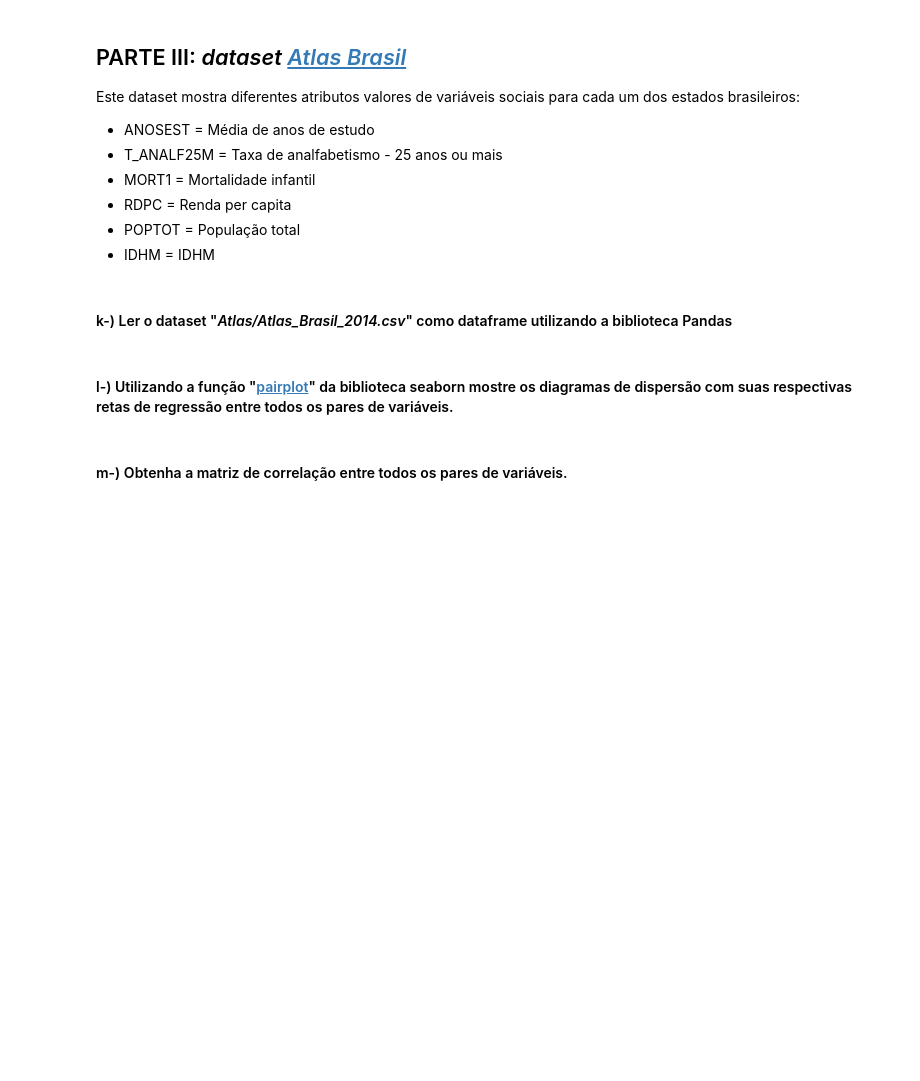
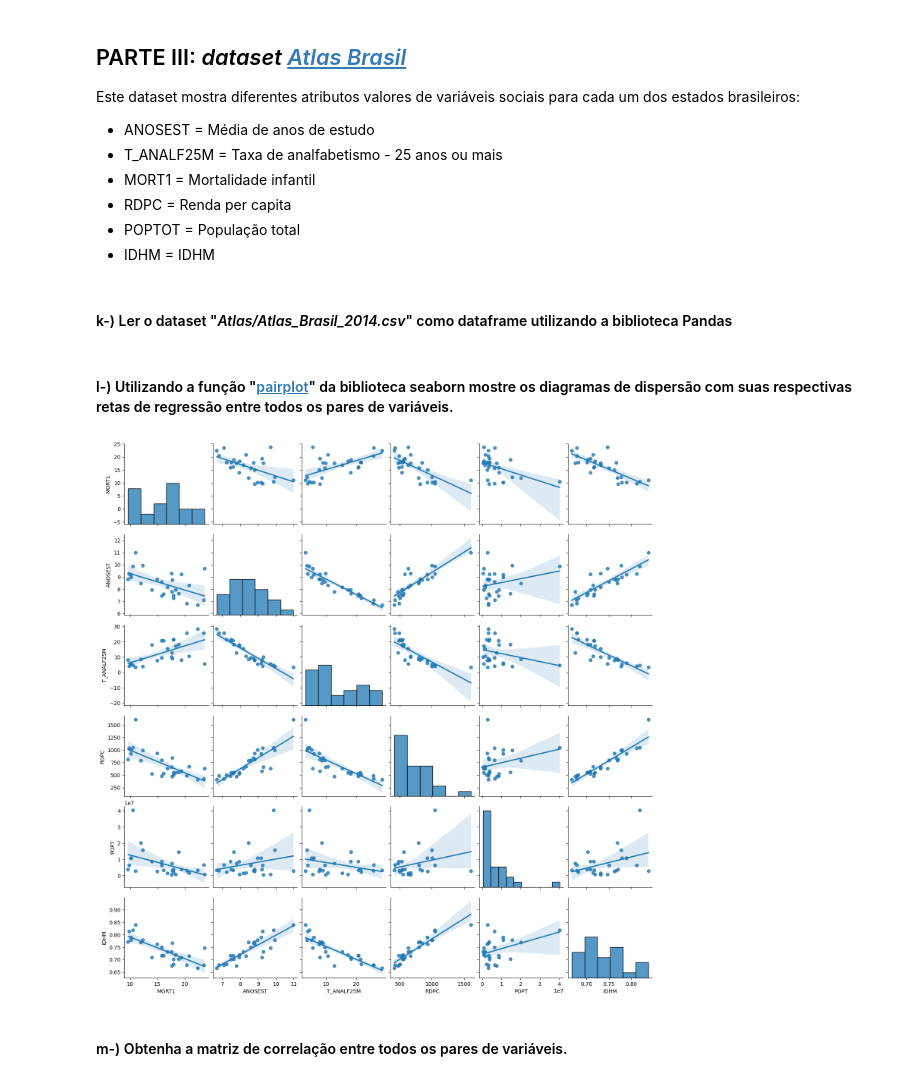
Before and after one commit to caiovinicius76/google-colab, a Jupyter notebook: Notebooks/Tarefas/Tarefa_3_6.ipynb, the cells around one changed output. Cells and saved outputs as stored; diff of their text form; code cells hidden in the pictures; blank space fills up the shorter version.

```diff
--- a/Notebooks/Tarefas/Tarefa_3_6.ipynb
+++ b/Notebooks/Tarefas/Tarefa_3_6.ipynb
@@ -196,7 +196,17 @@ Este dataset mostra diferentes atributos valores de variáveis sociais para cada
 * IDHM = IDHM
 # %% [markdown]
 #### k-) Ler o dataset "*Atlas/Atlas_Brasil_2014.csv*" como dataframe utilizando a biblioteca Pandas
+# %%
+import pandas as pd
+
+df = pd.read_csv('/content/DSBD/Datasets/Atlas/Atlas_Brasil_2014.csv')
 # %% [markdown]
 #### l-) Utilizando a função "[pairplot](https://seaborn.pydata.org/generated/seaborn.pairplot.html)" da biblioteca seaborn mostre os diagramas de dispersão com suas respectivas retas de regressão entre todos os pares de variáveis.
+# %%
+import matplotlib.pyplot as plt
+sns.pairplot(df, kind="reg")
+plt.show()
+# %% [output]
+[figure, added]
 # %% [markdown]
 #### m-) Obtenha a matriz de correlação entre todos os pares de variáveis.
```
Also changed, not shown: parts of 4 cells of this notebook.
